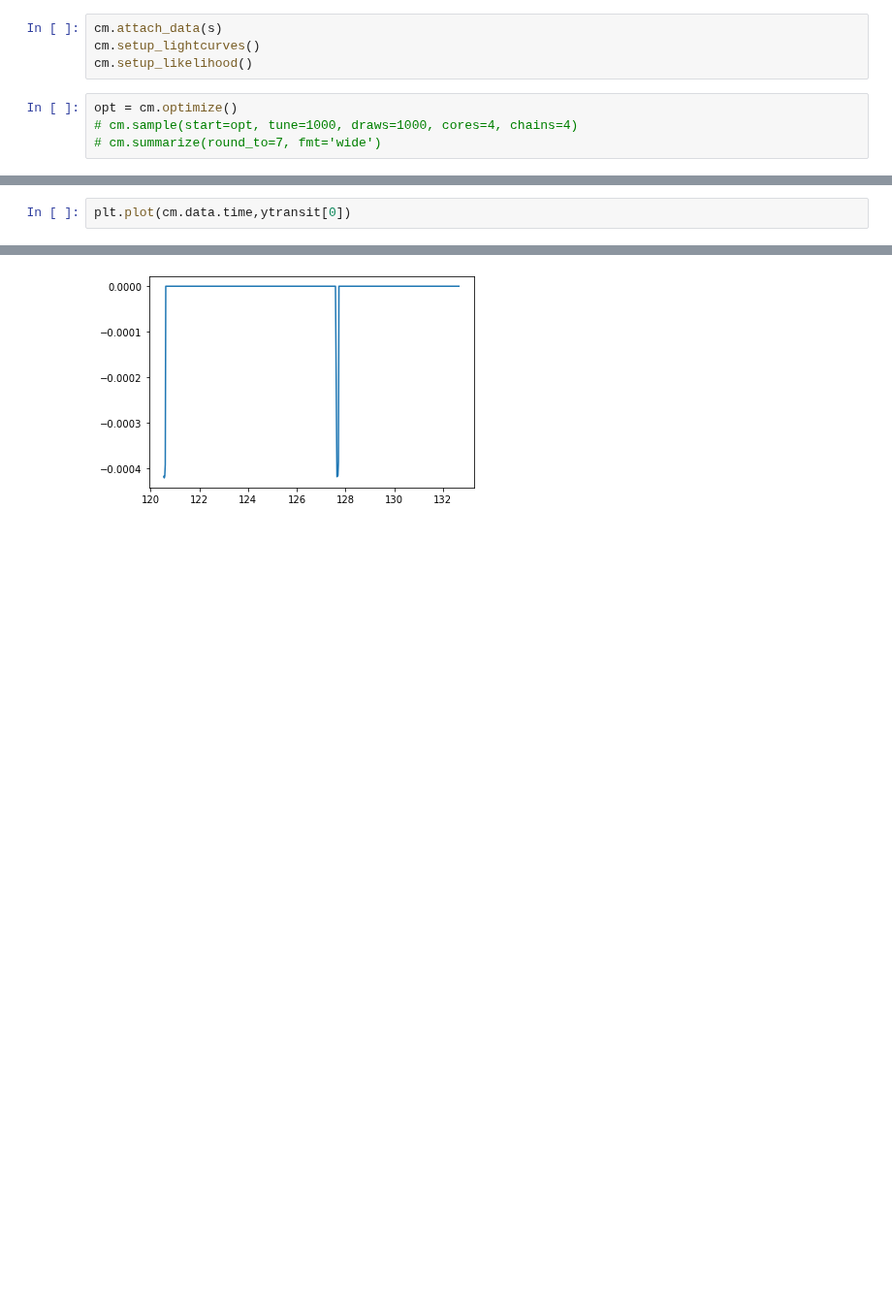
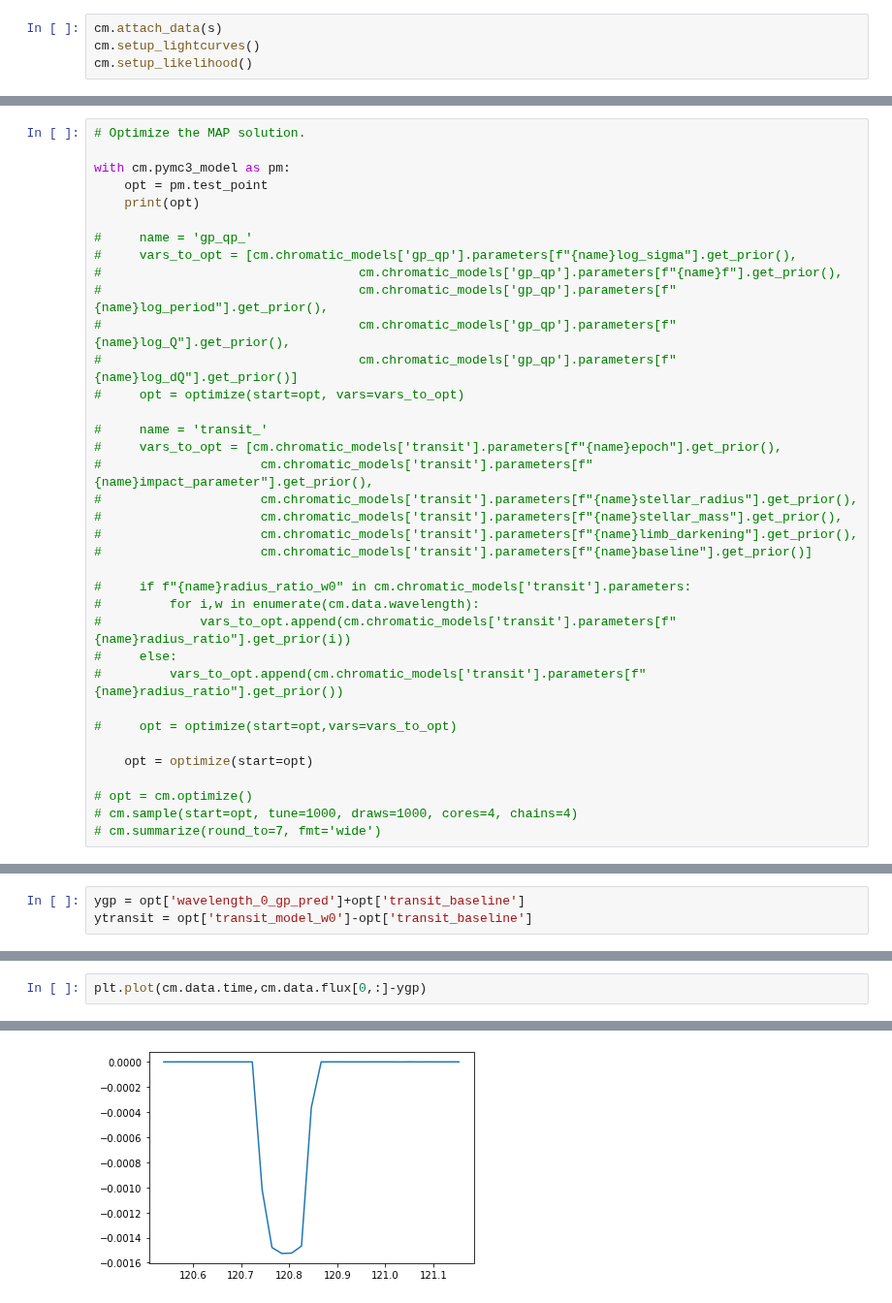
Before and after one commit to catrionamurray/chromatic_fitting, a Jupyter notebook: add_gp_model.ipynb, the cells around one changed output, grey strips where cells are left out. Shown at 97% size. Drawn from its saved outputs; the diff is of its cells as text; blank space fills up the shorter version.

Commit message:
gp modelling working for exoplanet tutorial (rotation kernel)

```diff
--- a/add_gp_model.ipynb
+++ b/add_gp_model.ipynb
@@ -196,7 +228,3 @@ cm = gp + t
 cm.attach_data(s)
 cm.setup_lightcurves()
 cm.setup_likelihood()
-# %%
-opt = cm.optimize()
-# cm.sample(start=opt, tune=1000, draws=1000, cores=4, chains=4)
-# cm.summarize(round_to=7, fmt='wide')
@@ -207,0 +231,36 @@ logp: 3072.1072821484677 -> 12105.223816642218
+# %%
+# Optimize the MAP solution.
+
+with cm.pymc3_model as pm:
+    opt = pm.test_point
+    print(opt)
+
+#     name = 'gp_qp_'
+#     vars_to_opt = [cm.chromatic_models['gp_qp'].parameters[f"{name}log_sigma"].get_prior(),
+#                                  cm.chromatic_models['gp_qp'].parameters[f"{name}f"].get_prior(),
+#                                  cm.chromatic_models['gp_qp'].parameters[f"{name}log_period"].get_prior(),
+#                                  cm.chromatic_models['gp_qp'].parameters[f"{name}log_Q"].get_prior(),
+#                                  cm.chromatic_models['gp_qp'].parameters[f"{name}log_dQ"].get_prior()]
+#     opt = optimize(start=opt, vars=vars_to_opt)
+
+#     name = 'transit_'
+#     vars_to_opt = [cm.chromatic_models['transit'].parameters[f"{name}epoch"].get_prior(),
+#                     cm.chromatic_models['transit'].parameters[f"{name}impact_parameter"].get_prior(),
+#                     cm.chromatic_models['transit'].parameters[f"{name}stellar_radius"].get_prior(),
+#                     cm.chromatic_models['transit'].parameters[f"{name}stellar_mass"].get_prior(),
+#                     cm.chromatic_models['transit'].parameters[f"{name}limb_darkening"].get_prior(),
+#                     cm.chromatic_models['transit'].parameters[f"{name}baseline"].get_prior()]
+
+#     if f"{name}radius_ratio_w0" in cm.chromatic_models['transit'].parameters:
+#         for i,w in enumerate(cm.data.wavelength):
+#             vars_to_opt.append(cm.chromatic_models['transit'].parameters[f"{name}radius_ratio"].get_prior(i))
+#     else:
+#         vars_to_opt.append(cm.chromatic_models['transit'].parameters[f"{name}radius_ratio"].get_prior())
+
+#     opt = optimize(start=opt,vars=vars_to_opt)
+
+    opt = optimize(start=opt)
+
+# opt = cm.optimize()
+# cm.sample(start=opt, tune=1000, draws=1000, cores=4, chains=4)
+# cm.summarize(round_to=7, fmt='wide')
@@ -229,0 +319,3 @@ opt
+# %%
+ygp = opt['wavelength_0_gp_pred']+opt['transit_baseline']
+ytransit = opt['transit_model_w0']-opt['transit_baseline']
@@ -230,5 +470,5 @@ opt
 # %%
-plt.plot(cm.data.time,ytransit[0])
+plt.plot(cm.data.time,cm.data.flux[0,:]-ygp)
 # %% [output]
 [<matplotlib.lines.Line2D at 0x...>]
-[figure, old version]
+[figure, new version]
```
Also changed, not shown: parts of 33 cells of this notebook, 1 other file.
